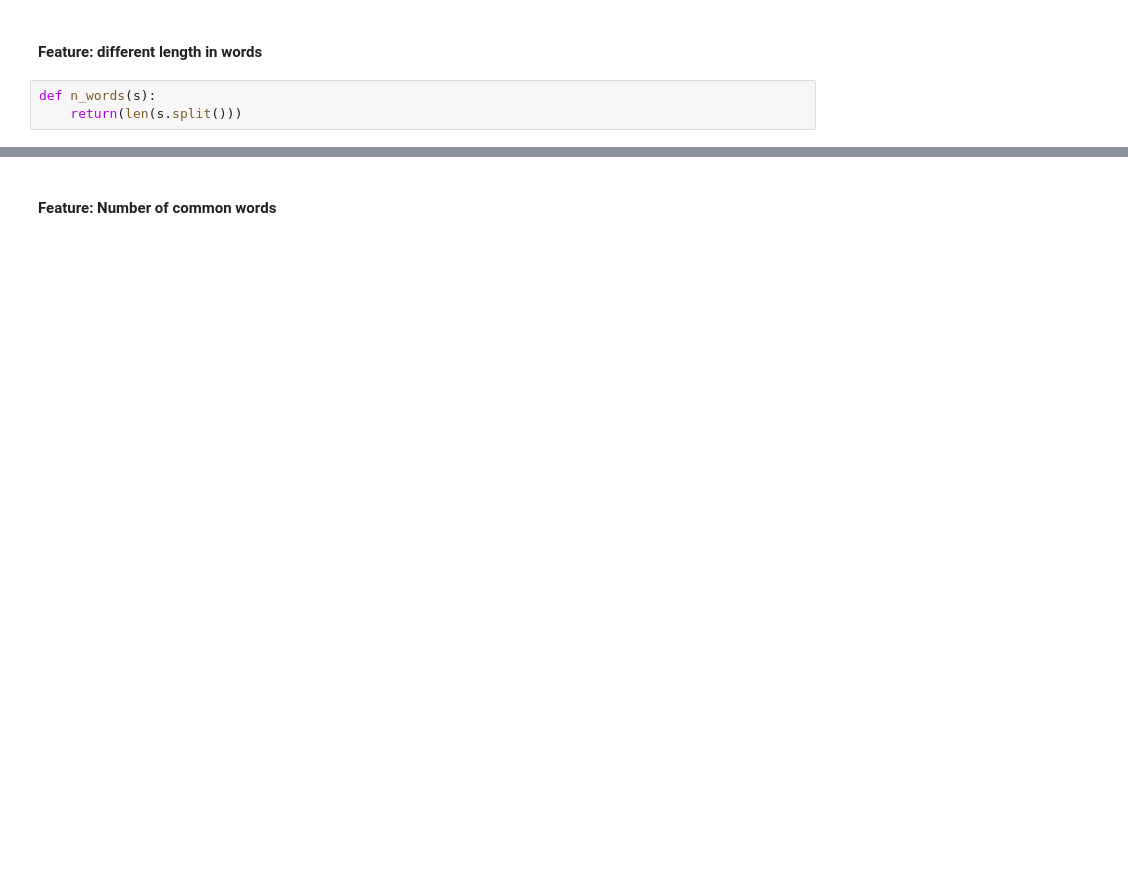
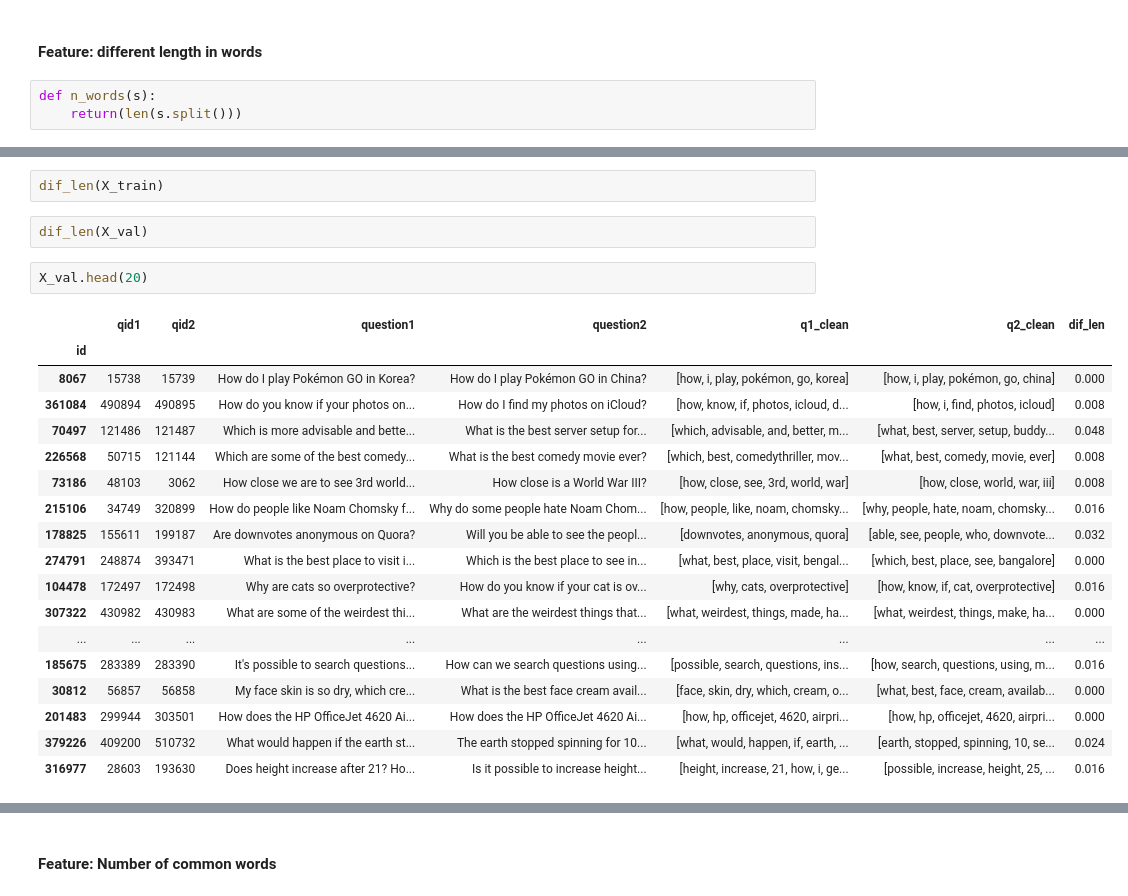
Before and after one commit to jaime-endika/kagglequora, a Jupyter notebook: Quora duplicate questions.ipynb, the cells around one changed output, grey strips where cells are left out. Drawn from its saved outputs; the diff is of its cells as text; blank space fills up the shorter version.

```diff
--- a/Quora duplicate questions.ipynb
+++ b/Quora duplicate questions.ipynb
@@ -107,0 +185,25 @@ X_train['dif_len']=X_train['len1']-X_train['len2']
+# %%
+dif_len(X_train)
+# %%
+dif_len(X_val)
+# %%
+X_val.head(20)
+# %% [output]
+|  | qid1 | qid2 | question1 | question2 | q1_clean | q2_clean | dif_len |
+| id |  |  |  |  |  |  |  |
+| 8067 | 15738 | 15739 | How do I play Pokémon GO in Korea? | How do I play Pokémon GO in China? | [how, i, play, pokémon, go, korea] | [how, i, play, pokémon, go, china] | 0.000 |
+| 361084 | 490894 | 490895 | How do you know if your photos on... | How do I find my photos on iCloud? | [how, know, if, photos, icloud, d... | [how, i, find, photos, icloud] | 0.008 |
+| 70497 | 121486 | 121487 | Which is more advisable and bette... | What is the best server setup for... | [which, advisable, and, better, m... | [what, best, server, setup, buddy... | 0.048 |
+| 226568 | 50715 | 121144 | Which are some of the best comedy... | What is the best comedy movie ever? | [which, best, comedythriller, mov... | [what, best, comedy, movie, ever] | 0.008 |
+| 73186 | 48103 | 3062 | How close we are to see 3rd world... | How close is a World War III? | [how, close, see, 3rd, world, war] | [how, close, world, war, iii] | 0.008 |
+| 215106 | 34749 | 320899 | How do people like Noam Chomsky f... | Why do some people hate Noam Chom... | [how, people, like, noam, chomsky... | [why, people, hate, noam, chomsky... | 0.016 |
+| 178825 | 155611 | 199187 | Are downvotes anonymous on Quora? | Will you be able to see the peopl... | [downvotes, anonymous, quora] | [able, see, people, who, downvote... | 0.032 |
+| 274791 | 248874 | 393471 | What is the best place to visit i... | Which is the best place to see in... | [what, best, place, visit, bengal... | [which, best, place, see, bangalore] | 0.000 |
+| 104478 | 172497 | 172498 | Why are cats so overprotective? | How do you know if your cat is ov... | [why, cats, overprotective] | [how, know, if, cat, overprotective] | 0.016 |
+| 307322 | 430982 | 430983 | What are some of the weirdest thi... | What are the weirdest things that... | [what, weirdest, things, made, ha... | [what, weirdest, things, make, ha... | 0.000 |
+| ... | ... | ... | ... | ... | ... | ... | ... |
+| 185675 | 283389 | 283390 | It's possible to search questions... | How can we search questions using... | [possible, search, questions, ins... | [how, search, questions, using, m... | 0.016 |
+| 30812 | 56857 | 56858 | My face skin is so dry, which cre... | What is the best face cream avail... | [face, skin, dry, which, cream, o... | [what, best, face, cream, availab... | 0.000 |
+| 201483 | 299944 | 303501 | How does the HP OfficeJet 4620 Ai... | How does the HP OfficeJet 4620 Ai... | [how, hp, officejet, 4620, airpri... | [how, hp, officejet, 4620, airpri... | 0.000 |
+| 379226 | 409200 | 510732 | What would happen if the earth st... | The earth stopped spinning for 10... | [what, would, happen, if, earth, ... | [earth, stopped, spinning, 10, se... | 0.024 |
+| 316977 | 28603 | 193630 | Does height increase after 21? Ho... | Is it possible to increase height... | [height, increase, 21, how, i, ge... | [possible, increase, height, 25, ... | 0.016 |
```
Also changed, not shown: parts of 51 cells of this notebook.
